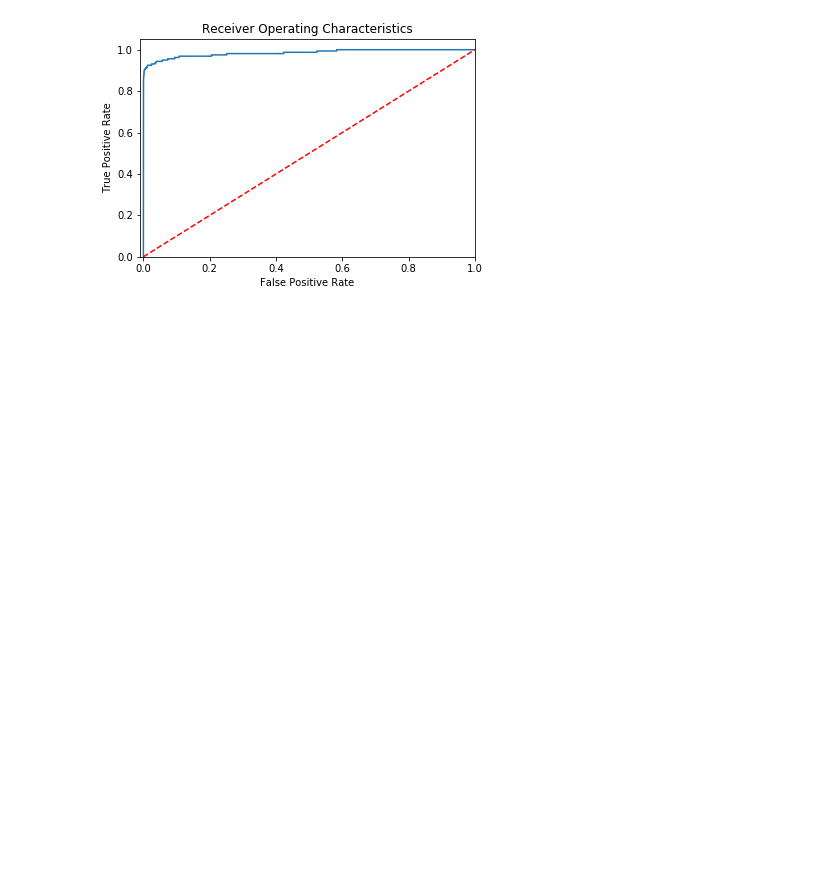
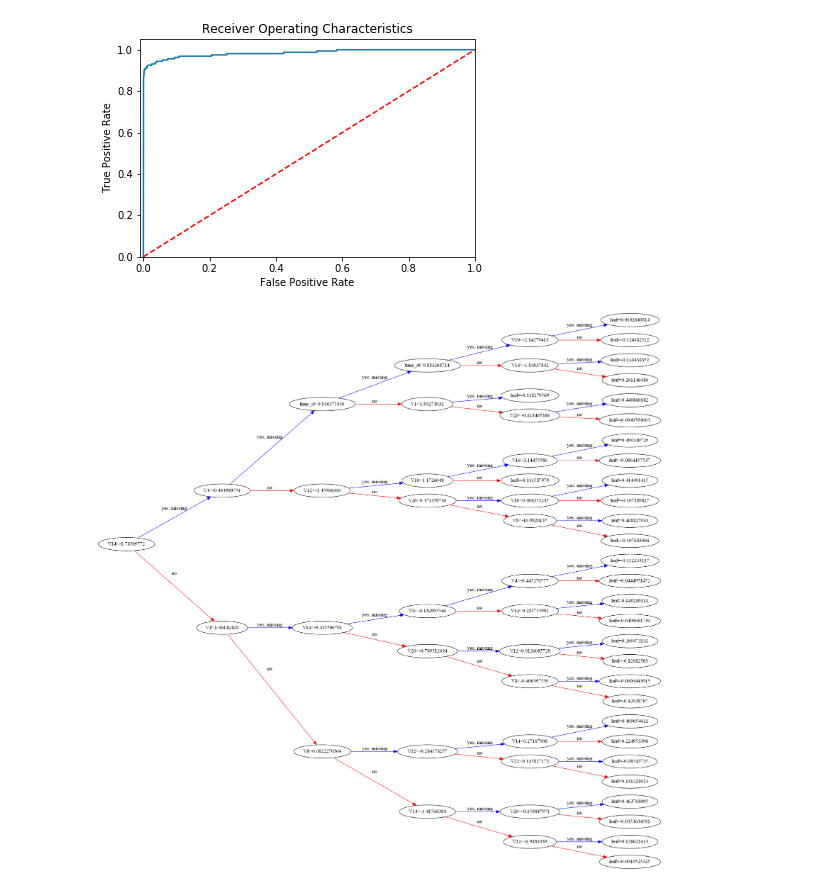
Before and after one commit to saiteja-2811/Detection-of-Fraudulent-Transactions, a Jupyter notebook: 3.XGBoost Approach.ipynb, the cells around one changed output. Saved outputs shown, nothing was run; the diff lists cells and outputs as text; code cells hidden in the pictures; blank space fills up the shorter version.

```diff
--- a/3.XGBoost Approach.ipynb
+++ b/3.XGBoost Approach.ipynb
@@ -221,3 +220,11 @@ plt.show()
 [interactive output not drawn]
 [interactive output not drawn]
 [figure]
+# %%
+from xgboost import plot_tree
+plot_tree(xg_logit,rankdir='LR')
+fig = plt.gcf()
+fig.set_size_inches(120, 80)
+plt.show()
+# %% [output]
+[figure, added]
```
Also changed, not shown: parts of 1 cell of this notebook.
